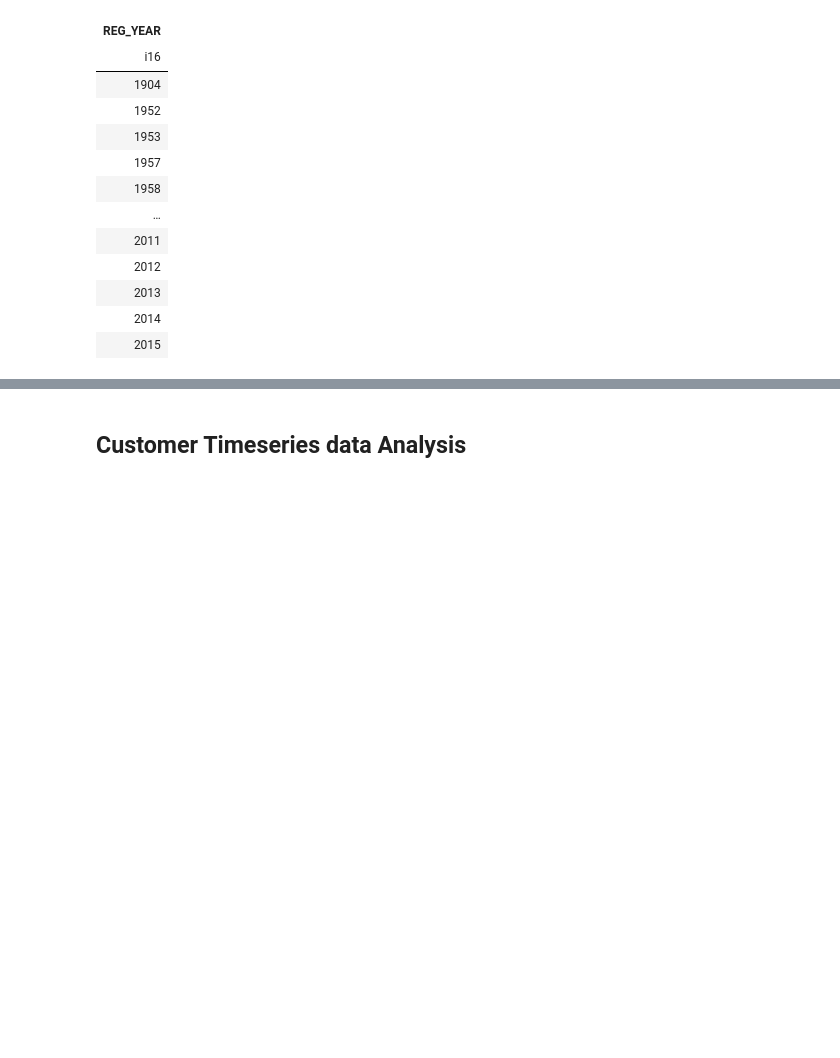
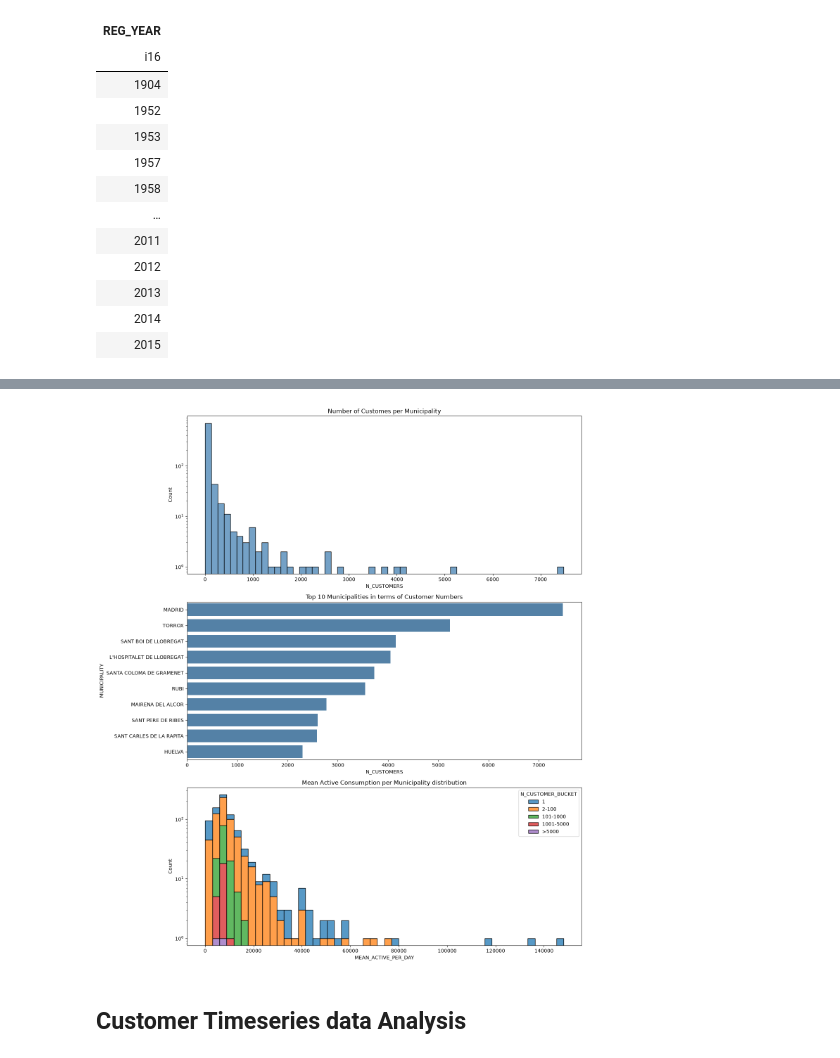
Before and after one commit to reem-naji/potential-fortnight, a Jupyter notebook: notebooks/data_analysis.ipynb, the cells around one changed output, grey strips where cells are left out. Drawn from its saved outputs; the diff is of its cells as text; code cells hidden in the pictures; blank space fills up the shorter version.

```diff
--- a/notebooks/data_analysis.ipynb
+++ b/notebooks/data_analysis.ipynb
@@ -609,3 +650,43 @@ shape: (61, 1)
+# %%
+fig, ((ax1), (ax2), (ax3)) = plt.subplots(3,1,figsize=(14, 16))
+muni_load_df = muni_load.collect().to_pandas()
+sns.histplot(
+    data=muni_load_df,
+    x="N_CUSTOMERS",
+    ax=ax1,
+    color="steelblue",
+)
+ax1.set_yscale('log')
+ax1.set_title('Number of Customes per Municipality')
+
+
+sns.barplot(
+    data=muni_load_df.sort_values(by="N_CUSTOMERS", ascending=False).head(10),
+    y="MUNICIPALITY",
+    x="N_CUSTOMERS",
+    ax=ax2,
+    color="steelblue",
+)
+ax2.set_title('Top 10 Municipalities in terms of Customer Numbers')
+
+
+sns.histplot(
+    data=muni_load_df,
+    x="MEAN_ACTIVE_PER_DAY",
+    hue="N_CUSTOMER_BUCKET",
+    hue_order=["1", "2-100", "101-1000", "1001-5000", ">5000"],
+    bins=50,
+    ax=ax3,
+    multiple="stack",
+    # color="steelblue",
+)
+ax3.set_yscale('log')
+ax3.set_title('Mean Active Consumption per Municipality distribution')
+
+plt.tight_layout()
+plt.show()
+# %% [output]
+[figure, added]
 # %% [markdown]
 ## Customer Timeseries data Analysis
 # %%
```
Also changed, not shown: parts of 31 cells of this notebook.
